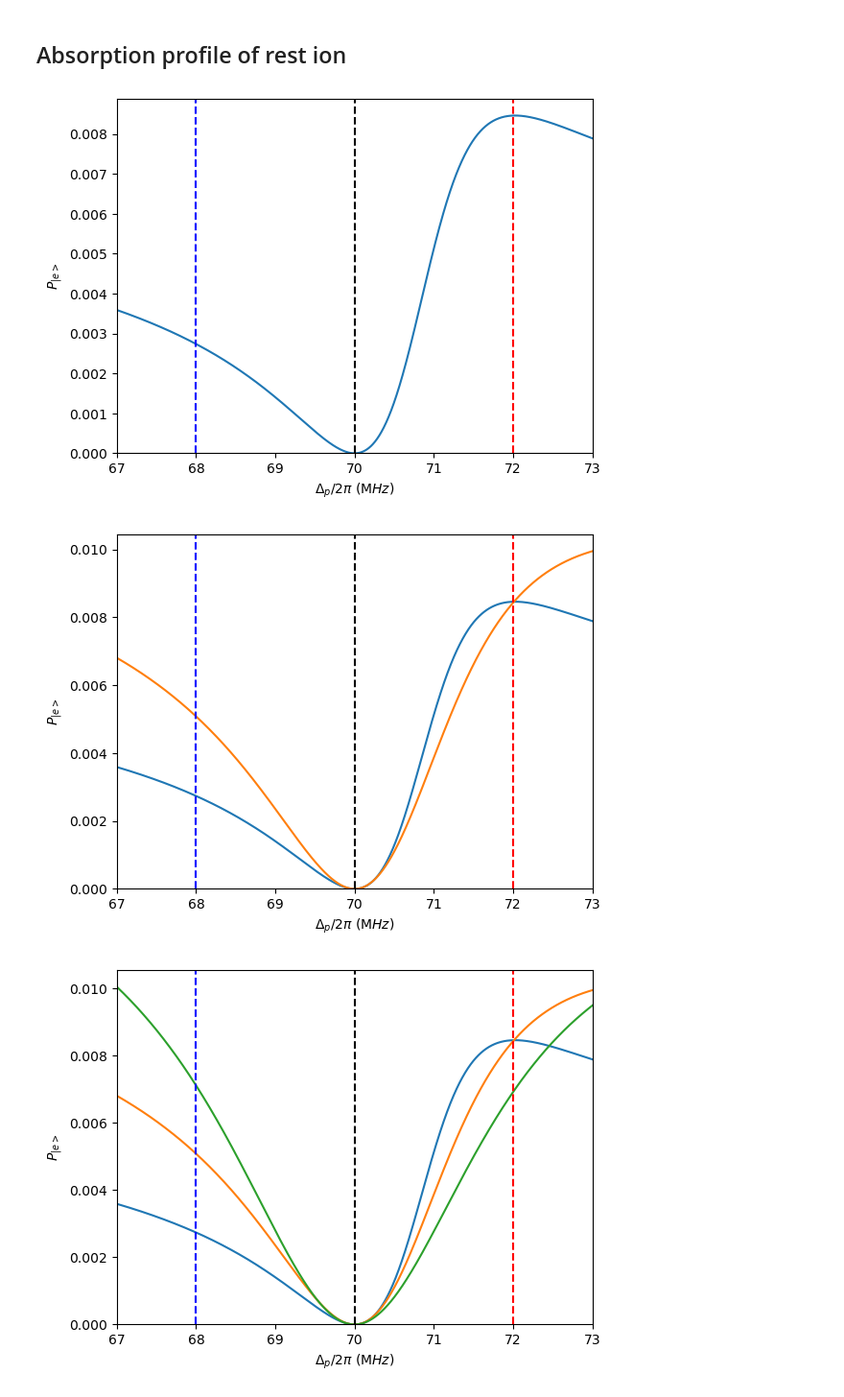
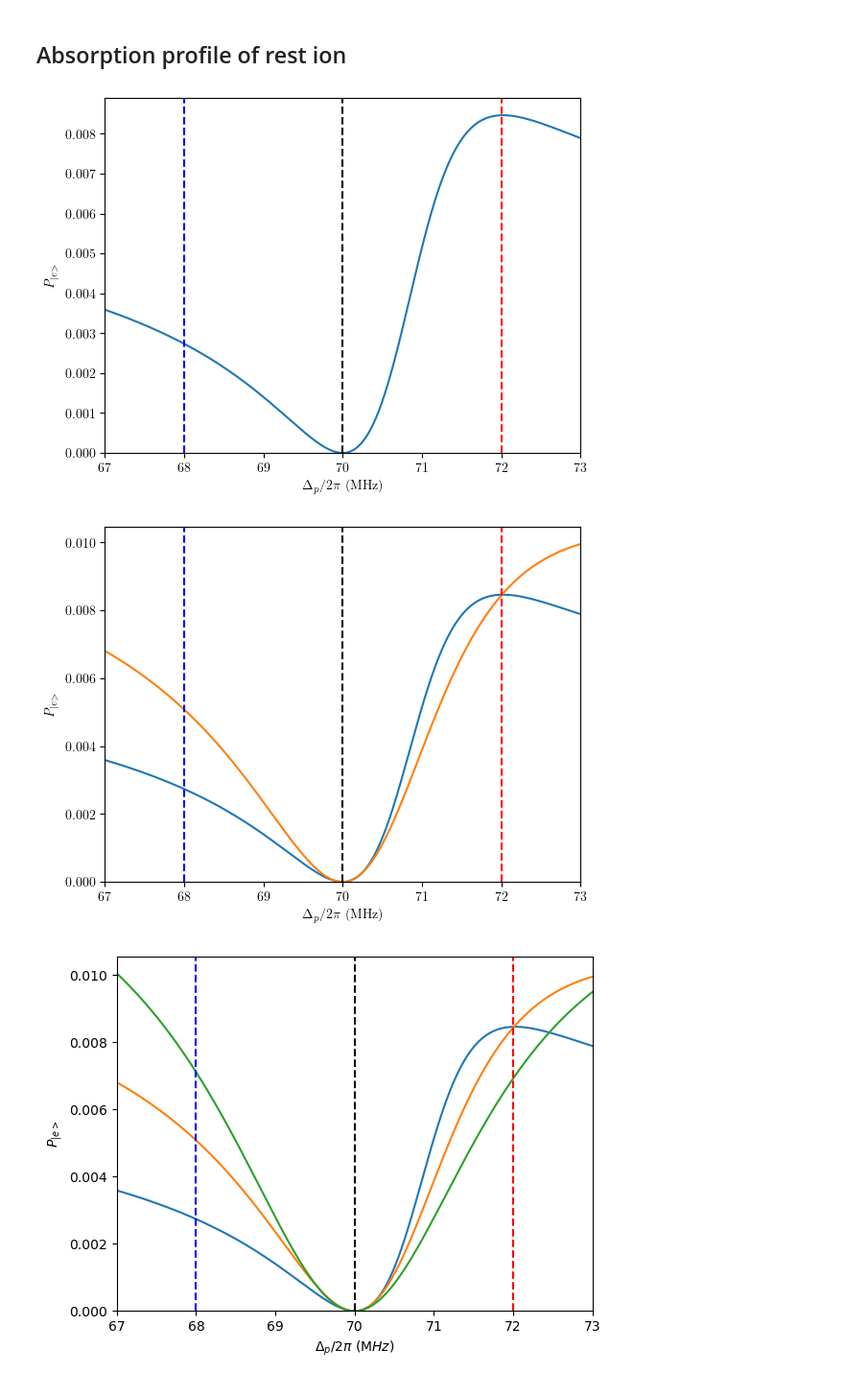
Before and after one commit to katyafouka/multi_eit, a Jupyter notebook: single_EIT/single_eit_abs_plots.ipynb, the cells around one changed output. Shown at 96% size. Drawn from its saved outputs; the diff is of its cells as text; code cells hidden in the pictures.

```diff
--- a/single_EIT/single_eit_abs_plots.ipynb
+++ b/single_EIT/single_eit_abs_plots.ipynb
@@ -92,14 +102,14 @@ plt.axvline(70+ 2, linestyle='--',color='red')
 plt.axvline(70 , linestyle='--',color='black')
 plt.axvline(70 - 2, linestyle='--',color='blue')
 plt.ylabel('$P_{|e>}$')
-plt.xlabel('$Δ_{p}/2π \ (ΜHz)$')
+plt.xlabel(r'$\Delta_{p}/2 \pi$ (MHz) ')
 plt.ylim(0)
 
 plt.xlim(67,73)
 
 plt.show()
 # %% [output]
-[figure, old version]
+[figure, new version]
 # %%
 #parameters G.Morigi PRL (MHz)
 Gamma = 20
@@ -120,22 +130,22 @@ pop_e2 = pope(**params)
 # %%
 plt.figure()
 
 plt.plot(np.linspace(Dmin,Dmax,nn),pop_e1)
 plt.plot(np.linspace(Dmin,Dmax,nn),pop_e2)
 
 
 plt.axvline(70+ 2, linestyle='--',color='red')
 plt.axvline(70 , linestyle='--',color='black')
 plt.axvline(70 - 2, linestyle='--',color='blue')
 plt.ylabel('$P_{|e>}$')
-plt.xlabel('$Δ_{p}/2π \ (ΜHz)$')
+plt.xlabel('$\Delta_{p}/2\pi$ (MHz)')
 plt.ylim(0)
 
 plt.xlim(67,73)
 
 plt.show()
 # %% [output]
-[figure, old version]
+[figure, new version]
 # %%
 #parameters G.Morigi PRL (MHz)
 Gamma = 20
```
Also changed, not shown: parts of 15 cells of this notebook.
